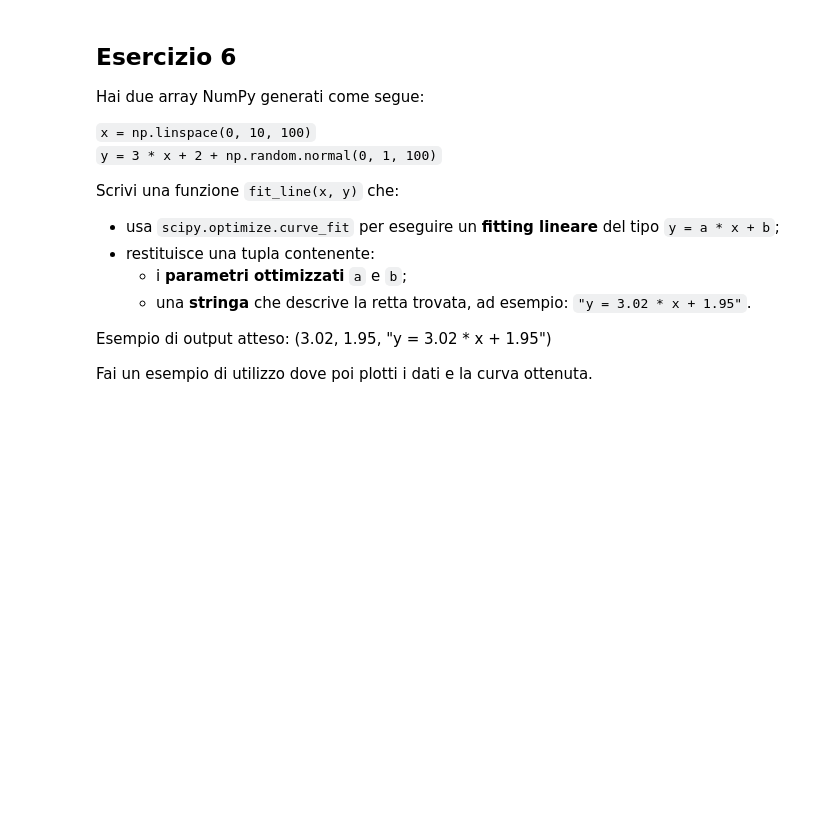
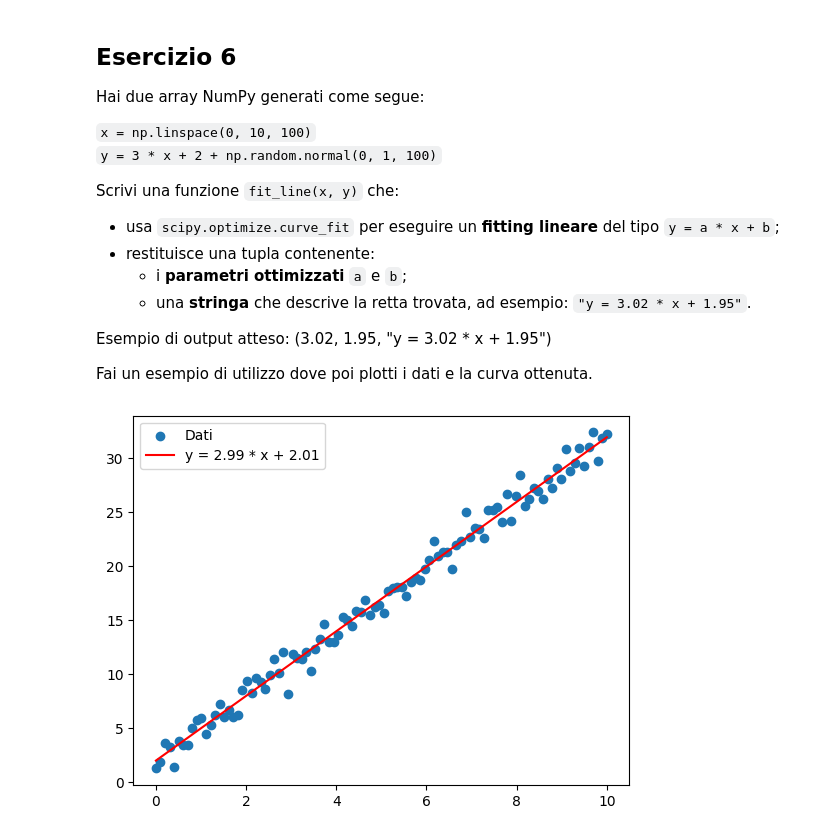
Before and after one commit to Armelle439/ProgrammingLab, a Jupyter notebook: simulazEsame (1).ipynb, the cells around one changed output. Drawn from its saved outputs; the diff is of its cells as text; code cells hidden in the pictures; blank space fills up the shorter version.

```diff
--- a/simulazEsame (1).ipynb
+++ b/simulazEsame (1).ipynb
@@ -80,3 +80,17 @@ Per ogni riga, seleziona il numero **più vicino a 0.1**.
 Imposta il seed per la riproducibilità `np.random.seed(42)`
 
  *Suggerimento*: per ottenere `a[i, j]`, l'array `i` deve contenere gli **indici di riga** corrispondenti agli elementi in `j`.
+# %%
+# Genera un array `a` di dimensioni **5 x 9** contenente numeri da una distribuzione gaussiana con media 0 e dev standard 1.
+import numpy as np
+import pandas as pd
+import random
+np.random.seed(42)
+a = np.random.normal(0, 1, (5,9))
+a
+# Per ogni riga, seleziona il numero **più vicino a 0.1**.
+
+indici = np.argmin(np.abs(a - 0.1), axis=1)
+indici
+numeri_vicini = a[np.arange(5), indici]
+numeri_vicini
@@ -220,3 +311,37 @@ Scrivi una funzione `fit_line(x, y)` che:
 Esempio di output atteso:   (3.02, 1.95, "y = 3.02 * x + 1.95")
 
 Fai un esempio di utilizzo dove poi plotti i dati e la curva ottenuta.
+# %%
+import numpy as np
+import pandas as pd
+'''import scipy.stats as st
+def fit_line(x, y): {
+    y = a * x + b
+    return (a , b , y)
+}
+scipy.optimize.curve_fit(x,y):{
+    y = 3.02 * x + 1.95
+    return (a, b, y)
+}'''
+
+from scipy.optimize import curve_fit
+import matplotlib.pyplot as plt
+
+def fit_line(x, y):
+    def line(x, a, b):
+        return a * x + b
+    params, _ = curve_fit(line, x, y)
+    a, b = params
+    return (a, b, f"y = {a:.2f} * x + {b:.2f}")
+
+# Esempio
+x = np.linspace(0, 10, 100)
+y = 3 * x + 2 + np.random.normal(0, 1, 100)
+a, b, eq = fit_line(x, y)
+
+plt.scatter(x, y, label='Dati')
+plt.plot(x, a * x + b, 'r-', label=eq)
+plt.legend()
+plt.show()
+# %% [output]
+[figure, added]
```
Also changed, not shown: parts of 4 cells of this notebook.
